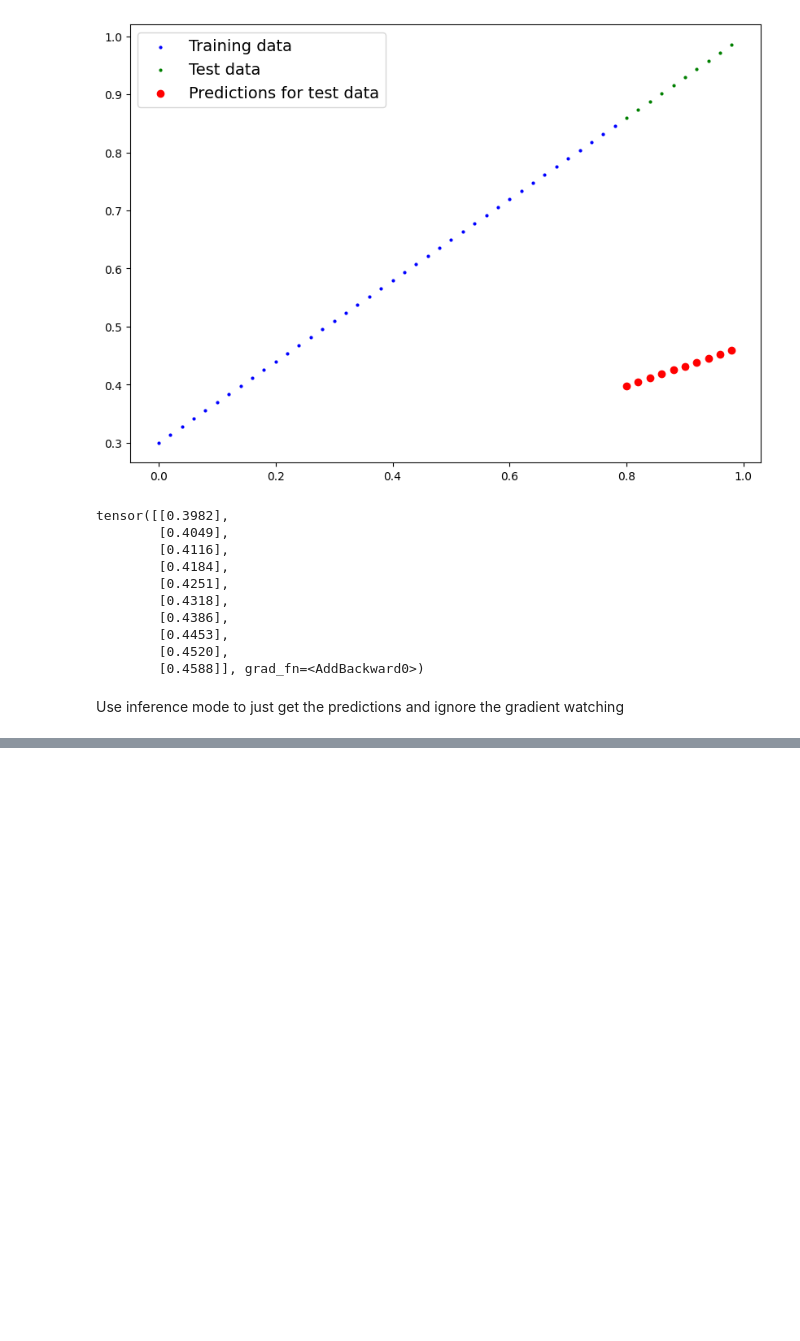
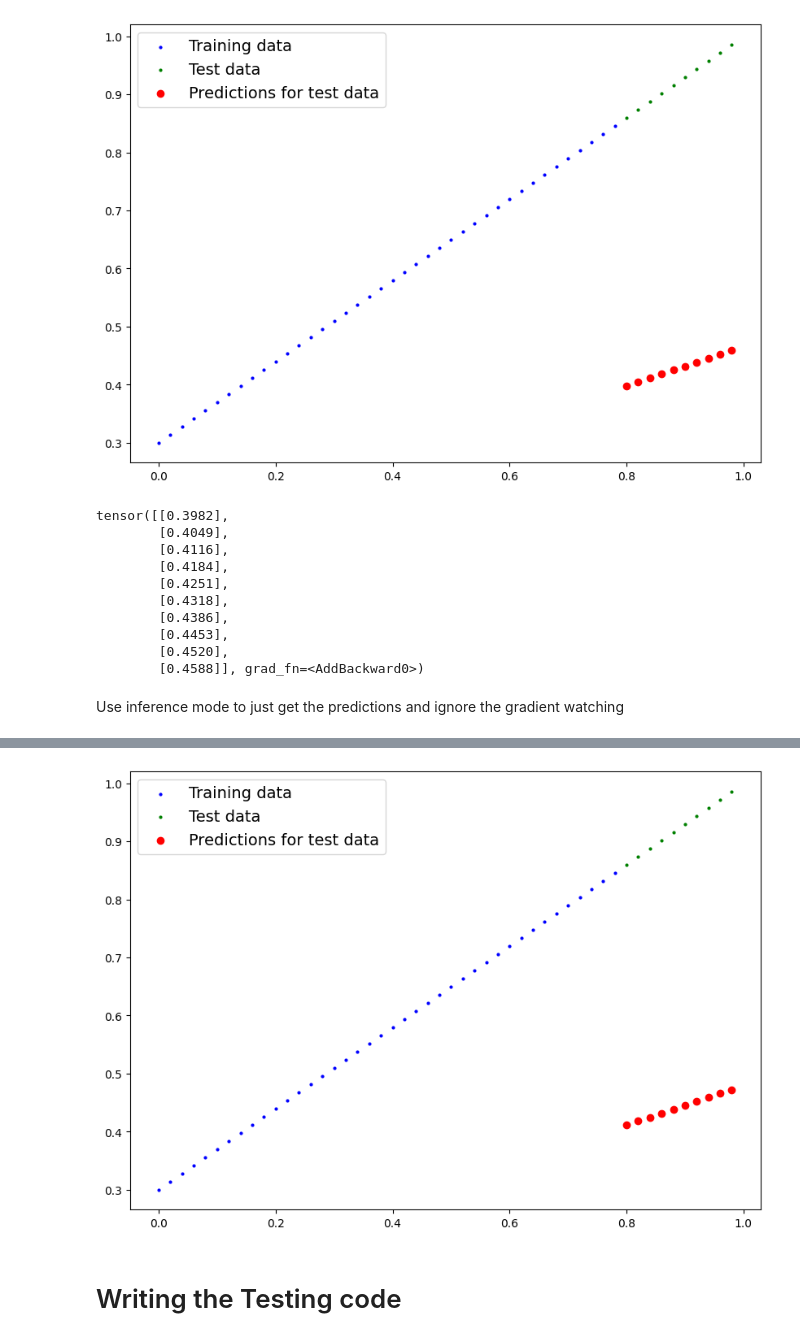
Before and after one commit to Farahnosh-Yousofi/PyTorch-Tutorials, a Jupyter notebook: 01_pytorch_workflow.ipynb, the cells around one changed output, grey strips where cells are left out. Cells and saved outputs as stored; diff of their text form; code cells hidden in the pictures; blank space fills up the shorter version.

```diff
--- a/01_pytorch_workflow.ipynb
+++ b/01_pytorch_workflow.ipynb
@@ -198,0 +278,4 @@ Use inference mode to just get the predictions and ignore the gradient watching
+# %%
+with torch.inference_mode():
+  Y = module_instance(test_split_data)
+  print(Y)
@@ -198,0 +293,6 @@ Use inference mode to just get the predictions and ignore the gradient watching
+# %%
+plot_predict(predictions=Y)
+# %% [output]
+[figure, added]
+# %% [markdown]
+# Writing the Testing code
```
Also changed, not shown: parts of 12 cells of this notebook.
